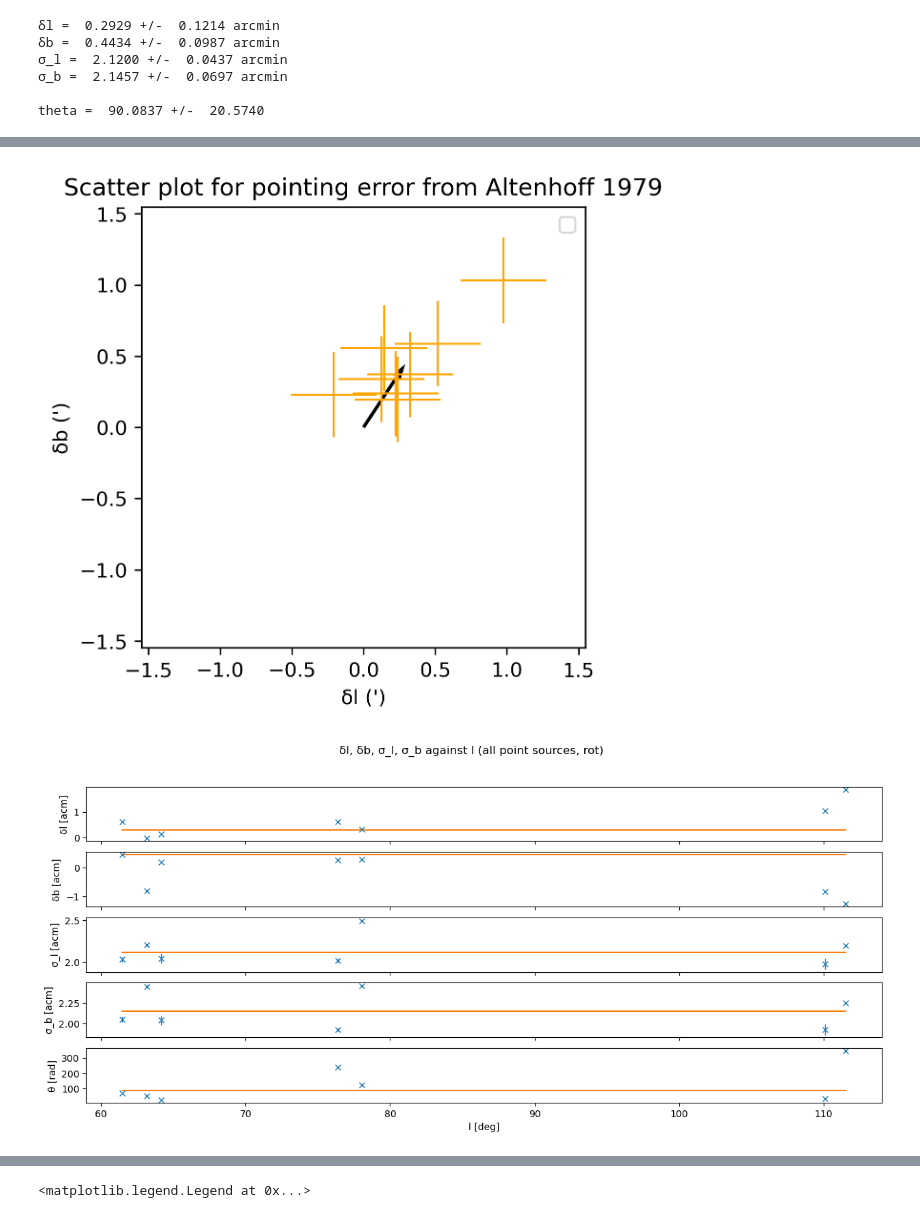
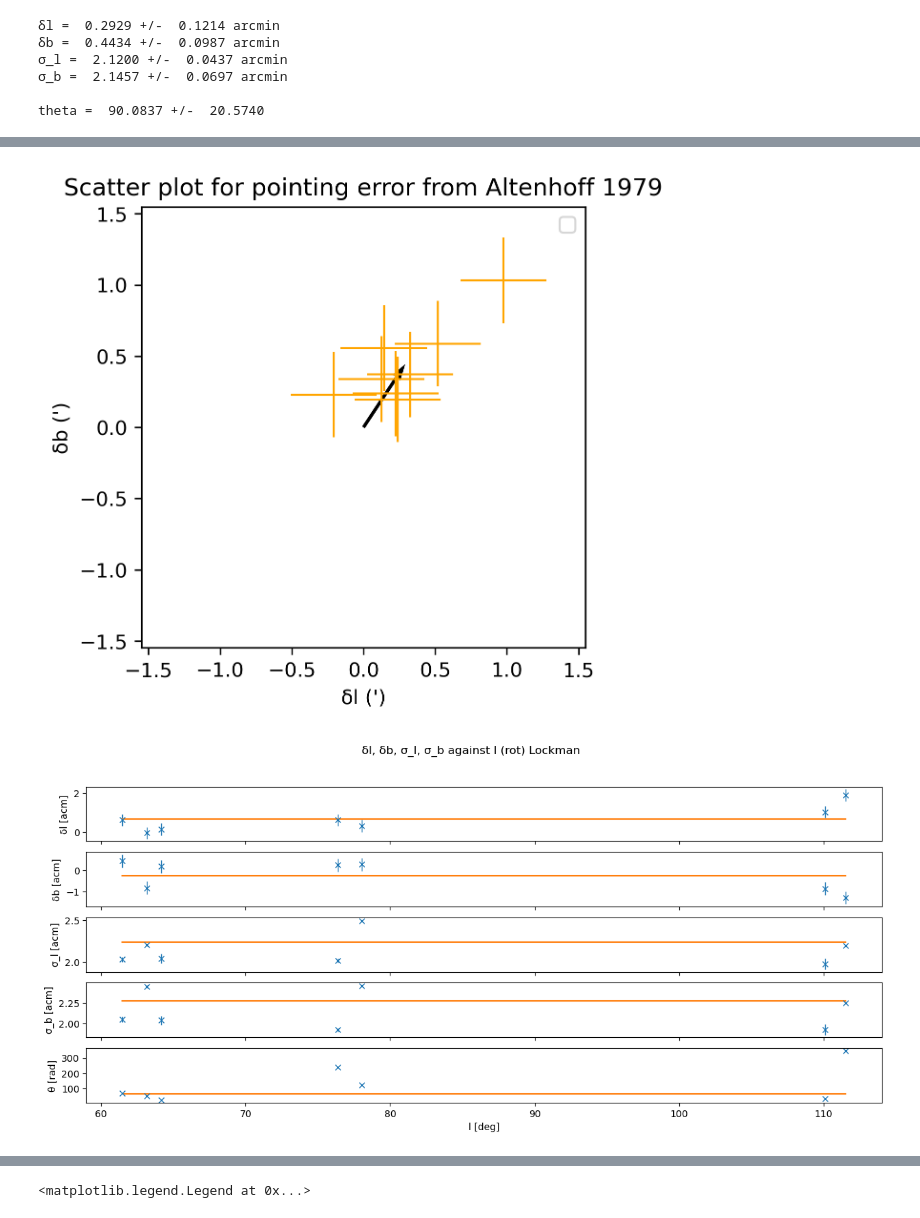
Before and after one commit to gahoerning/comap_mphys_2526, a Jupyter notebook: jg_notebooks/tracking_error_plotting.ipynb, the cells around one changed output, grey strips where cells are left out. Drawn from its saved outputs; the diff is of its cells as text; code cells hidden in the pictures.

```diff
--- a/jg_notebooks/tracking_error_plotting.ipynb
+++ b/jg_notebooks/tracking_error_plotting.ipynb
@@ -388,10 +388,10 @@ if rot_incl:
 else:
     fig, axs = plt.subplots(nrows=4, ncols=1, figsize=(12,6), sharex= True)
 if len(omitted_indices) == 0:
-    figtitle = f"δl, δb, σ_l, σ_b against l (all point sources, {rotinfo})"
+    figtitle = f"δl, δb, σ_l, σ_b against l ({rotinfo}) Altenhoff"
     savefig_path = f"{LINUX_DIRECTORY}/figures/tracking_errors_and_sigmas_against_l_{rotinfo}_{catalogue_name}.png"
 else:
-    figtitle = f"δl, δb, σ_l, σ_b against l (top {len(reg_names) - len(omitted_indices)} point sources, {rotinfo})"
+    figtitle = f"δl, δb, σ_l, σ_b against l (top {len(reg_names) - len(omitted_indices)} point sources, {rotinfo}) Altenhoff"
     savefig_path = f"{LINUX_DIRECTORY}/figures/tracking_errors_and_sigmas_against_l_{rotinfo}_{catalogue_name}_cut.png"
 
 line_x = np.linspace(np.min(reg_truels), np.max(reg_truels), 1000)
@@ -487,7 +487,7 @@ ax.legend()
 # Lockman
 catalogue_name = "Lockman_1989"
 catalogue_titlename = ' '.join(catalogue_name.split('_'))
-catalogue_poserr = 0.0
+catalogue_poserr = 0.005*60
 
 if rot_incl:
     if gradxy_incl:
@@ -501,6 +501,13 @@ else:
     else:
         data_path = f"{LINUX_DIRECTORY}/results_files/{catalogue_name}/2D_MCMC_to_gaussian_results.csv"
     rotinfo = "norot"
+
+if len(omitted_indices) == 0:
+    figtitle = f"δl, δb, σ_l, σ_b against l ({rotinfo}) Lockman"
+    savefig_path = f"{LINUX_DIRECTORY}/figures/tracking_errors_and_sigmas_against_l_{rotinfo}_{catalogue_name}.png"
+else:
+    figtitle = f"δl, δb, σ_l, σ_b against l (top {len(reg_names) - len(omitted_indices)} point sources, {rotinfo}) Lockman"
+    savefig_path = f"{LINUX_DIRECTORY}/figures/tracking_errors_and_sigmas_against_l_{rotinfo}_{catalogue_name}_cut.png"
 
 ps_fitdata = np.genfromtxt(data_path, delimiter=",", dtype=str, skip_header=1)
 
@@ -532,6 +539,57 @@ for i, reg in enumerate(reg_names):
         theta_uncs.append(float(ps_fitdata[i,10]))
 
 l_terrors = -np.array(l_terrors)
+
+lterrors_fit = curve_fit(simple_flat, reg_truels, l_terrors,
+                         p0 = np.mean(l_terrors),
+                         sigma=lterror_uncs,
+                         method='lm'
+                         )
+lterrors_numres = lterrors_fit[0]
+lterrors_numuncs = [
+    np.sqrt(lterrors_fit[1][0][0])
+    ]
+
+bterrors_fit = curve_fit(simple_flat, reg_truels, b_terrors,
+                         p0 = np.mean(b_terrors),
+                         sigma=bterror_uncs,
+                         method='lm'
+                         )
+bterrors_numres = bterrors_fit[0]
+bterrors_numuncs = [
+    np.sqrt(bterrors_fit[1][0][0])
+    ]
+
+lsigmas_fit = curve_fit(simple_flat, reg_truels, l_sigmas,
+                         p0 = np.mean(l_sigmas),
+                         sigma=lsigma_uncs,
+                         method='lm'
+                         )
+lsigmas_numres = lsigmas_fit[0]
+lsigmas_numuncs = [
+    np.sqrt(lsigmas_fit[1][0][0])
+    ]
+
+bsigmas_fit = curve_fit(simple_flat, reg_truels, b_sigmas,
+                         p0 = np.mean(b_sigmas),
+                         sigma=bsigma_uncs,
+                         method='lm'
+                         )
+bsigmas_numres = bsigmas_fit[0]
+bsigmas_numuncs = [
+    np.sqrt(bsigmas_fit[1][0][0])
+    ]
+
+if rot_incl:
+    thetas_fit = curve_fit(simple_flat, reg_truels, thetas,
+                            p0 = np.mean(thetas),
+                            sigma=theta_uncs,
+                            method='lm'
+                            )
+    thetas_numres = thetas_fit[0]
+    thetas_numuncs = [
+        np.sqrt(thetas_fit[1][0][0])
+        ]
 
 if rot_incl:
     fig, axs = plt.subplots(nrows=5, ncols=1, figsize=(15,6), sharex= True)
@@ -613,6 +671,9 @@ print(f"""
 σ_b = {bsigmas_numres[0]: .4f} +/- {bsigmas_numuncs[0]: .4f} arcmin
 """)
 
+if rot_incl:
+    print(f"theta = {thetas_numres[0]: .4f} +/- {thetas_numuncs[0]: .4f}")
+
 fig, ax = plt.subplots(1,1, figsize=(4,4), dpi=300)
 
 x = np.zeros_like(l_terrors)
@@ -623,8 +684,8 @@ ax.errorbar(l_terrors, b_terrors,
             )
 ax.quiver(0, 0, lterrors_numres[0], bterrors_numres[0], scale=1,
           scale_units="xy")
-ax.set_xlim((-1.5*max(b_terrors), 1.5*max(b_terrors)))
-ax.set_ylim((-1.5*max(b_terrors), 1.5*max(b_terrors)))
+ax.set_xlim((-3.0*max(b_terrors), 3.0*max(b_terrors)))
+ax.set_ylim((-3.0*max(b_terrors), 3.0*max(b_terrors)))
 ax.set_title(f"Scatter plot for pointing error from {catalogue_titlename}")
 # ax.set_title(f"Scatter plot for pointing error from Altenhoff 1979 and Lockman 1989")
 ax.set_xlabel("δl (')")
@@ -641,2 +702,2 @@ theta =  90.0837 +/-  20.5740
 [figure]
-[figure, old version]
+[figure, new version]
```
Also changed, not shown: parts of 1 cell of this notebook.
